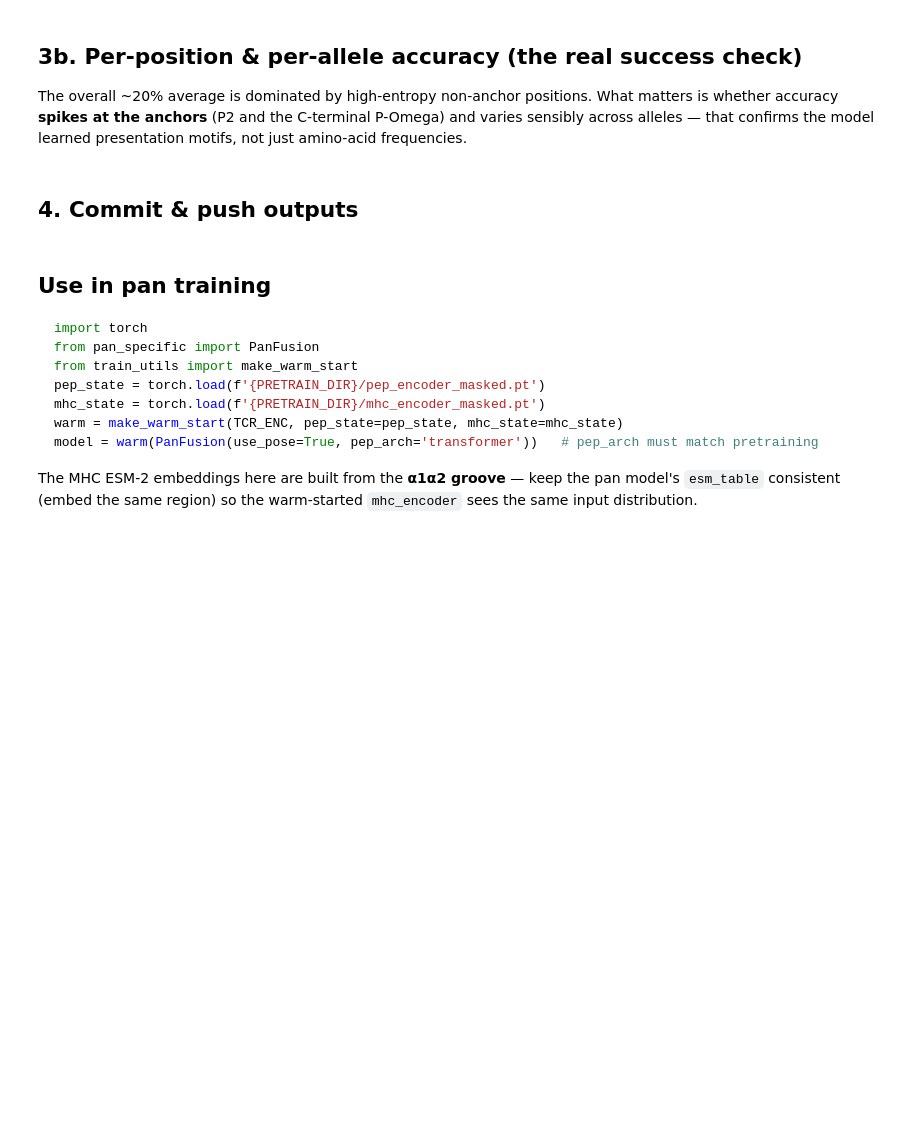
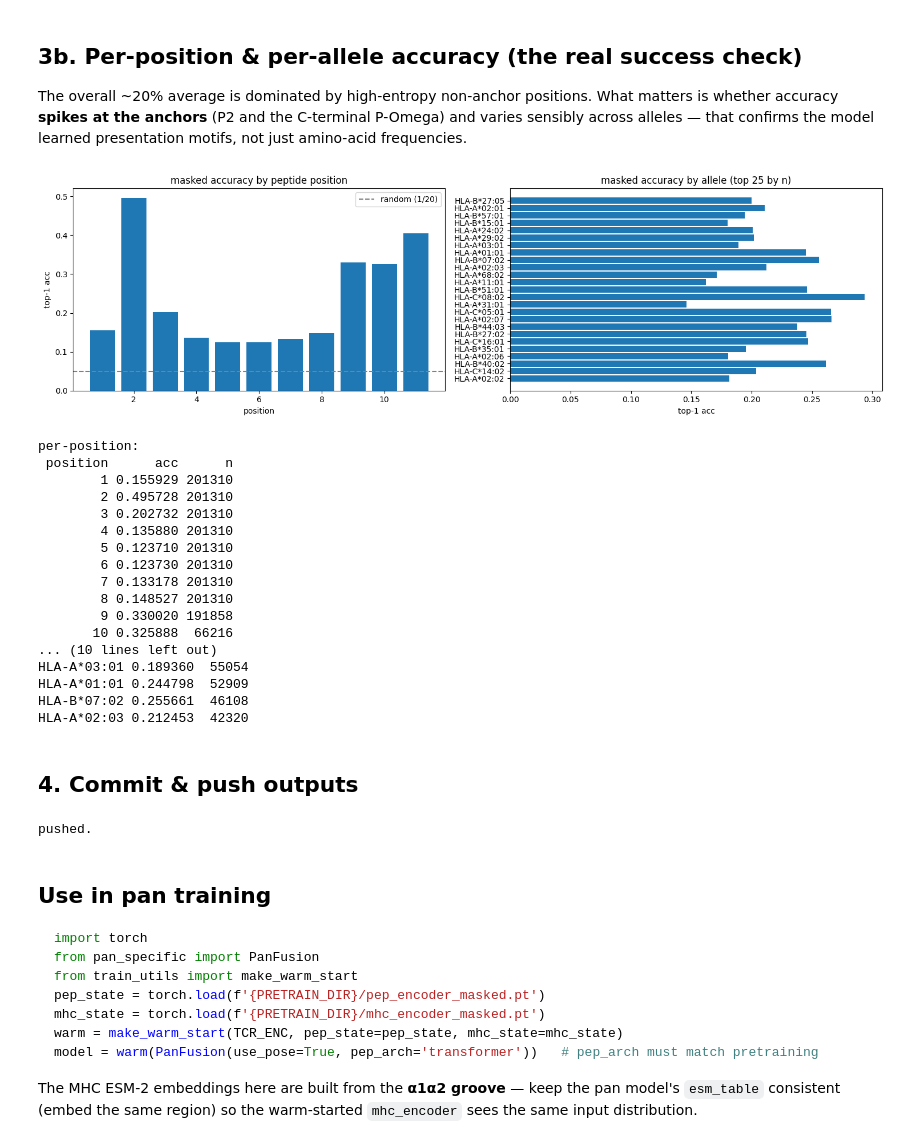
Before and after one commit to 92kunheekim/tcrpmhc_pose_binding, a Jupyter notebook: notebooks/pretrain_peptide.ipynb, the cells around one changed output. Cells and saved outputs as stored; diff of their text form; code cells hidden in the pictures; blank space fills up the shorter version.

````diff
--- a/notebooks/pretrain_peptide.ipynb
+++ b/notebooks/pretrain_peptide.ipynb
@@ -98,18 +159,43 @@ amino-acid frequencies.
 # %%
 per_pos, per_al = masked_accuracy_breakdown(model, pep_seqs, mhc_esm, alleles=alleles)
 per_pos.to_csv(f'{PRETRAIN_DIR}/pep_acc_per_position.csv', index=False)
 per_al.to_csv(f'{PRETRAIN_DIR}/pep_acc_per_allele.csv', index=False)
 
 fig, ax = plt.subplots(1, 2, figsize=(15, 4.5))
 ax[0].bar(per_pos.position, per_pos.acc)
 ax[0].axhline(1/20, ls='--', c='gray', label='random (1/20)')
-ax[0].set(title='masked accuracy by peptide position', xlabel='position', ylabel='top-1 acc'); ax[0].legend()
+ax[0].set(title='masked accuracy by peptide position', xlabel='position', ylabel='top-1 acc')
+ax[0].legend()
 top = per_al[per_al.n >= 200].head(25)             # alleles with enough peptides
 ax[1].barh(top.allele[::-1], top.acc[::-1])
 ax[1].set(title='masked accuracy by allele (top 25 by n)', xlabel='top-1 acc')
-plt.tight_layout(); plt.savefig(f'{PRETRAIN_DIR}/pep_acc_breakdown.png', dpi=150); plt.show()
-print('per-position:'); print(per_pos.to_string(index=False))
-print('\nper-allele (top 10 by n):'); print(per_al.head(10).to_string(index=False))
+plt.tight_layout()
+plt.savefig(f'{PRETRAIN_DIR}/pep_acc_breakdown.png', dpi=150)
+plt.show()
+
+print('per-position:')
+print(per_pos.to_string(index=False))
+print('\nper-allele (top 10 by n):')
+print(per_al.head(10).to_string(index=False))
+# %% [output]
+[figure, added]
+per-position:
+ position      acc      n
+        1 0.155929 201310
+        2 0.495728 201310
+        3 0.202732 201310
+        4 0.135880 201310
+        5 0.123710 201310
+        6 0.123730 201310
+        7 0.133178 201310
+        8 0.148527 201310
+        9 0.330020 191858
+       10 0.325888  66216
+... (10 lines left out)
+HLA-A*03:01 0.189360  55054
+HLA-A*01:01 0.244798  52909
+HLA-B*07:02 0.255661  46108
+HLA-A*02:03 0.212453  42320
 # %% [markdown]
 ## 4. Commit & push outputs
 # %%
@@ -117,8 +203,10 @@ subprocess.run(['git', 'config', 'user.email', '92kunheekim@gmail.com'], cwd=REP
 subprocess.run(['git', 'config', 'user.name', 'KH Kim'], cwd=REPO)
 subprocess.run(['git', 'add', '-f', 'pretrained'], cwd=REPO, check=True)   # -f: .pt is gitignored
 subprocess.run(['git', 'commit', '-m', 'Pretrained MHC-conditioned peptide transformer MLM (IEDB) [colab]'], cwd=REPO)
-subprocess.run(['git', 'push', 'origin', 'master'], cwd=REPO, check=True)
+subprocess.run(['git', 'push', 'origin', 'main'], cwd=REPO, check=True)
 print('pushed.')
+# %% [output]
+pushed.
 # %% [markdown]
 ## Use in pan training
 ```python
````
Also changed, not shown: parts of 7 cells of this notebook.
